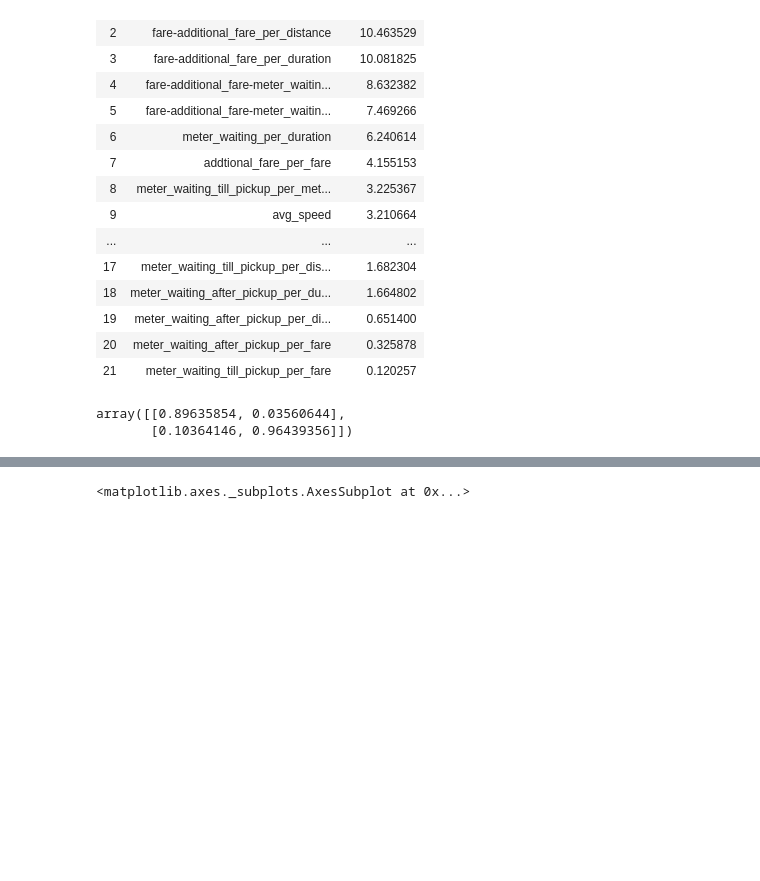
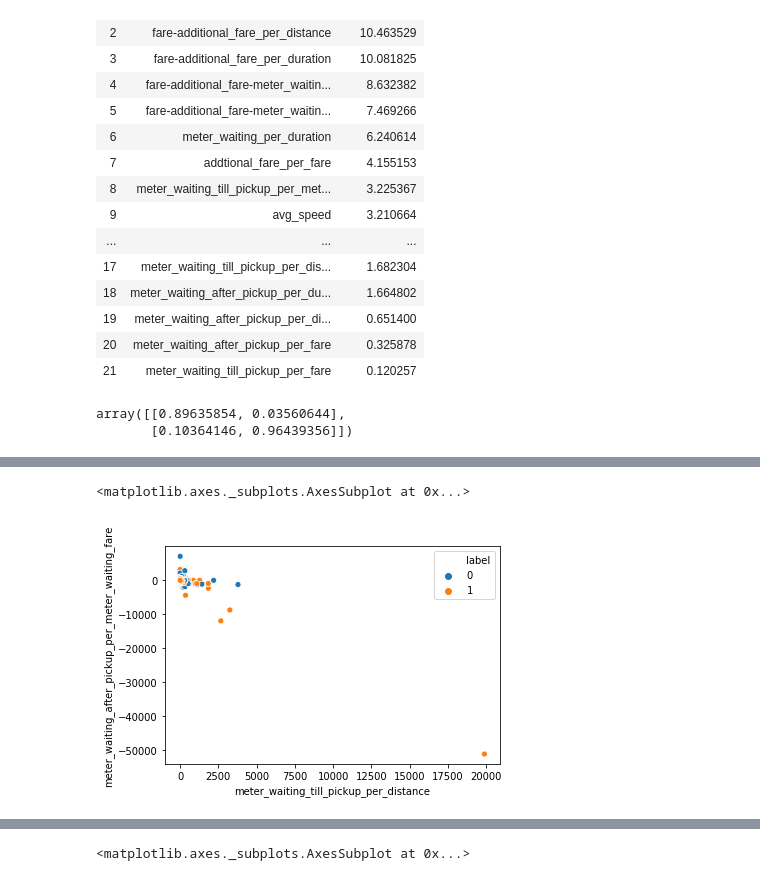
Before and after one commit to heshanpadmasiri/ride-fare, a Jupyter notebook: unit_fe.ipynb, the cells around one changed output, grey strips where cells are left out. Drawn from its saved outputs; the diff is of its cells as text; code cells hidden in the pictures; blank space fills up the shorter version.

```diff
--- a/unit_fe.ipynb
+++ b/unit_fe.ipynb
@@ -169,0 +176,5 @@ array([[0.89635854, 0.03560644],
+# %%
+sns.scatterplot(x='meter_waiting_till_pickup_per_distance',y='meter_waiting_after_pickup_per_meter_waiting_fare',data=train_df,hue='label')
+# %% [output]
+<matplotlib.axes._subplots.AxesSubplot at 0x...>
+[figure, added]
```
Also changed, not shown: parts of 44 cells of this notebook.
